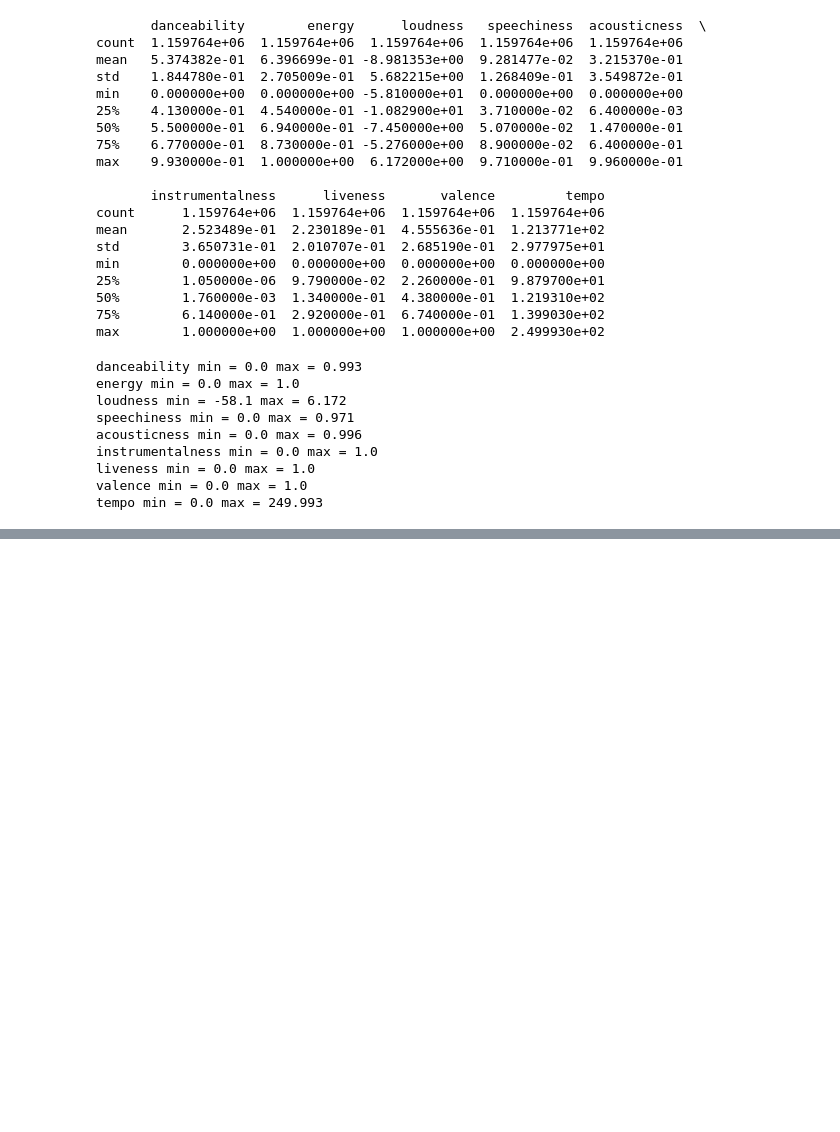
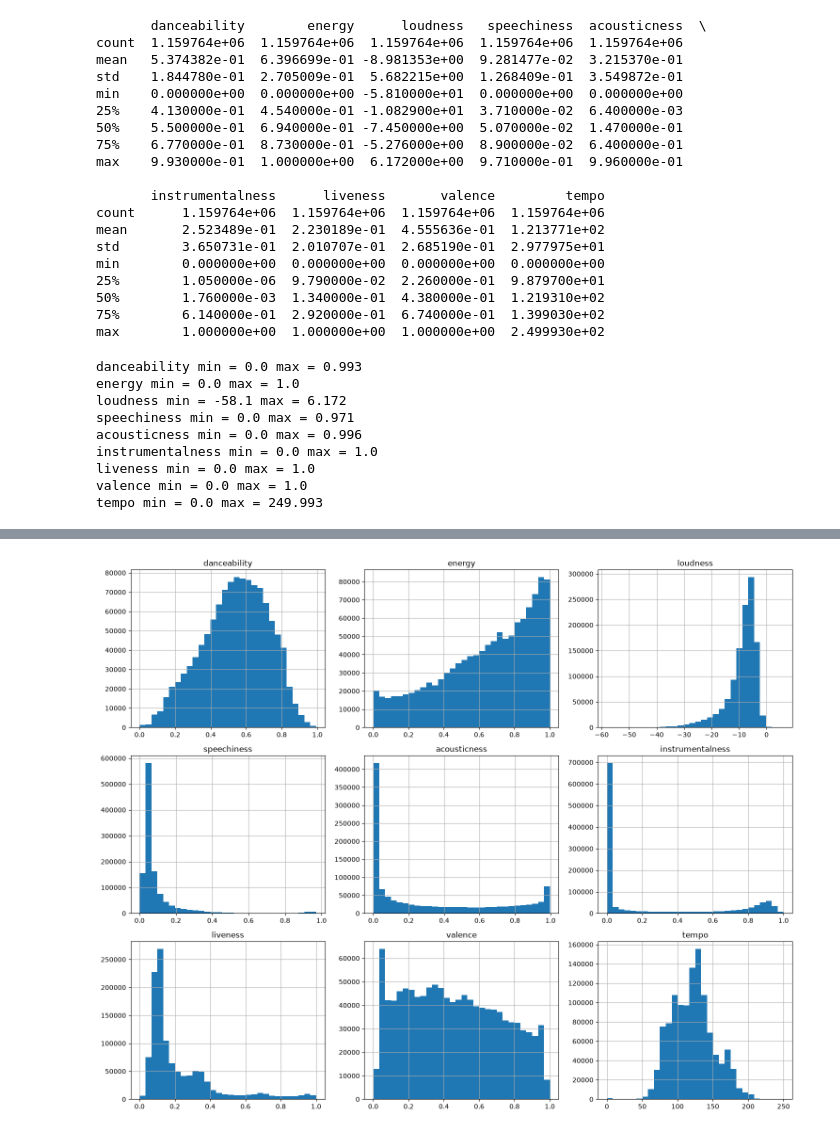
Before and after one commit to siddardha-007/music-recommendation-engine, a Jupyter notebook: notebooks/music_recommendation.ipynb, the cells around one changed output, grey strips where cells are left out. Drawn from its saved outputs; the diff is of its cells as text; code cells hidden in the pictures; blank space fills up the shorter version.

```diff
--- a/notebooks/music_recommendation.ipynb
+++ b/notebooks/music_recommendation.ipynb
@@ -98,0 +116,4 @@ tempo min = 0.0 max = 249.993
+# %%
+df = df.drop_duplicates(
+    subset=["track_id"]
+).reset_index(drop=True)
@@ -98,0 +133,16 @@ tempo min = 0.0 max = 249.993
+# %%
+df = df.dropna(
+    subset=audio_features
+).reset_index(drop=True)
+# %%
+import matplotlib.pyplot as plt
+
+df[audio_features].hist(
+    figsize=(15, 12),
+    bins=30
+)
+
+plt.tight_layout()
+plt.show()
+# %% [output]
+[figure, added]
```
Also changed, not shown: parts of 5 cells of this notebook, 4 other files.
